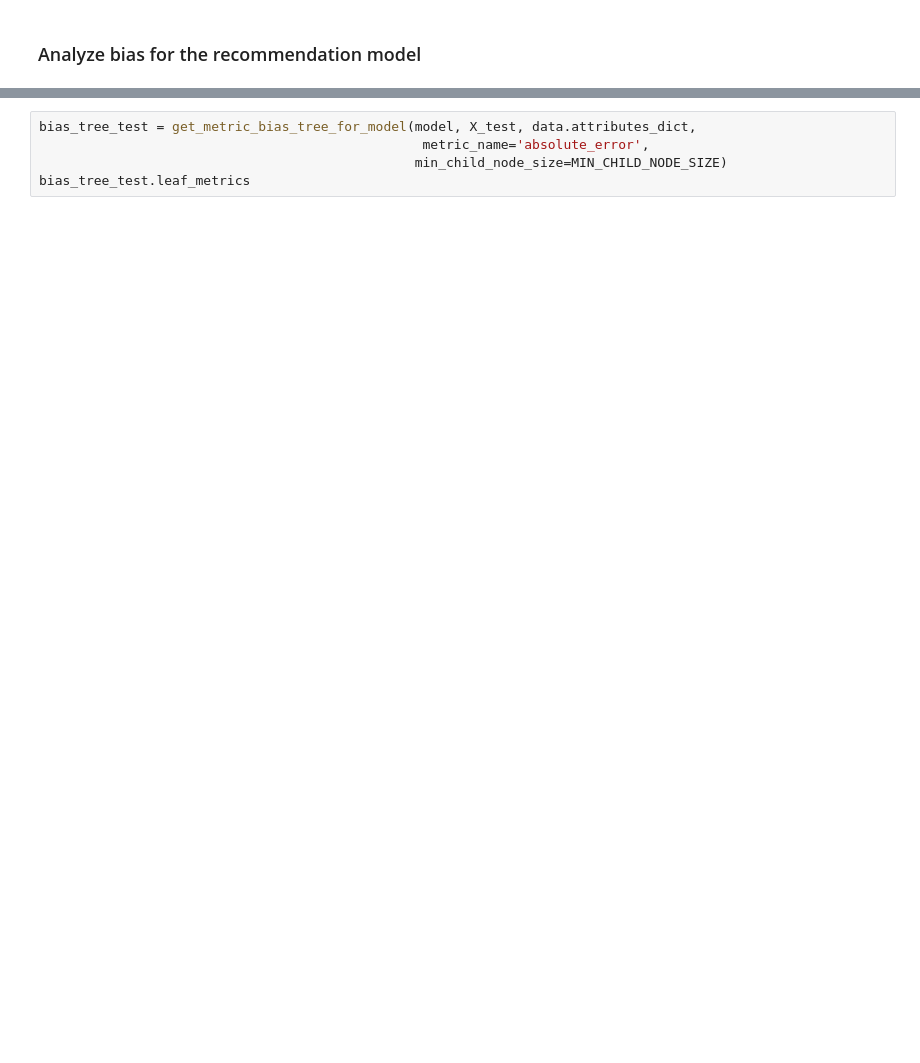
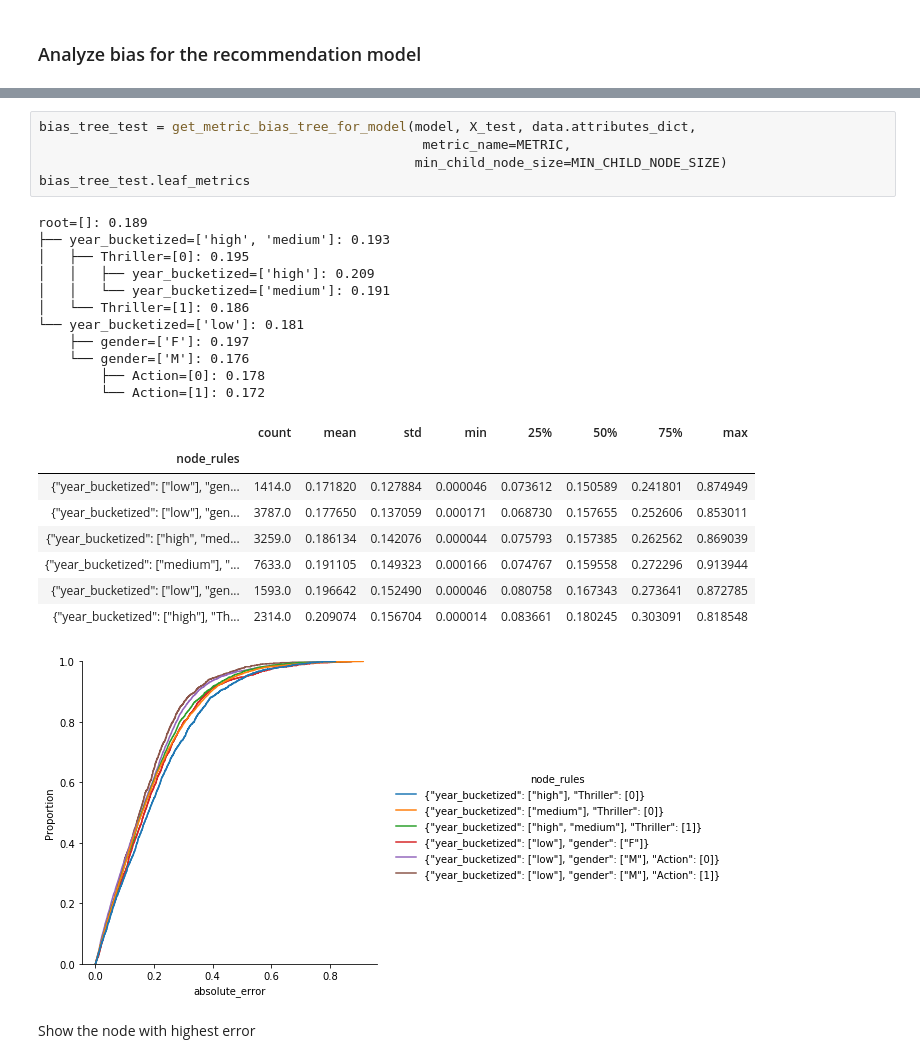
Before and after one commit to JoannaMisztalRadecka/recommendation-bias-detection, a Jupyter notebook: Bias detection for Matrix Factorization.ipynb, the cells around one changed output, grey strips where cells are left out. Saved outputs shown, nothing was run; the diff lists cells and outputs as text; blank space fills up the shorter version.

```diff
--- a/Bias detection for Matrix Factorization.ipynb
+++ b/Bias detection for Matrix Factorization.ipynb
@@ -22,7 +43,30 @@ MIN_CHILD_NODE_SIZE = 1000
 # %%
 bias_tree_test = get_metric_bias_tree_for_model(model, X_test, data.attributes_dict,
-                                                 metric_name='absolute_error',
+                                                 metric_name=METRIC,
                                                 min_child_node_size=MIN_CHILD_NODE_SIZE)
 bias_tree_test.leaf_metrics
+# %% [output]
+root=[]: 0.189
+├── year_bucketized=['high', 'medium']: 0.193
+│   ├── Thriller=[0]: 0.195
+│   │   ├── year_bucketized=['high']: 0.209
+│   │   └── year_bucketized=['medium']: 0.191
+│   └── Thriller=[1]: 0.186
+└── year_bucketized=['low']: 0.181
+    ├── gender=['F']: 0.197
+    └── gender=['M']: 0.176
+        ├── Action=[0]: 0.178
+        └── Action=[1]: 0.172
+|  | count | mean | std | min | 25% | 50% | 75% | max |
+| node_rules |  |  |  |  |  |  |  |  |
+| {"year_bucketized": ["low"], "gen... | 1414.0 | 0.171820 | 0.127884 | 0.000046 | 0.073612 | 0.150589 | 0.241801 | 0.874949 |
+| {"year_bucketized": ["low"], "gen... | 3787.0 | 0.177650 | 0.137059 | 0.000171 | 0.068730 | 0.157655 | 0.252606 | 0.853011 |
+| {"year_bucketized": ["high", "med... | 3259.0 | 0.186134 | 0.142076 | 0.000044 | 0.075793 | 0.157385 | 0.262562 | 0.869039 |
+| {"year_bucketized": ["medium"], "... | 7633.0 | 0.191105 | 0.149323 | 0.000166 | 0.074767 | 0.159558 | 0.272296 | 0.913944 |
+| {"year_bucketized": ["low"], "gen... | 1593.0 | 0.196642 | 0.152490 | 0.000046 | 0.080758 | 0.167343 | 0.273641 | 0.872785 |
+| {"year_bucketized": ["high"], "Th... | 2314.0 | 0.209074 | 0.156704 | 0.000014 | 0.083661 | 0.180245 | 0.303091 | 0.818548 |
+[figure, added]
+# %% [markdown]
+Show the node with highest error
 # %%
 print(bias_tree_test.max_metric_node, round(bias_tree_test.max_metric_value, 3))
```
Also changed, not shown: parts of 10 cells of this notebook, 2 other files.
